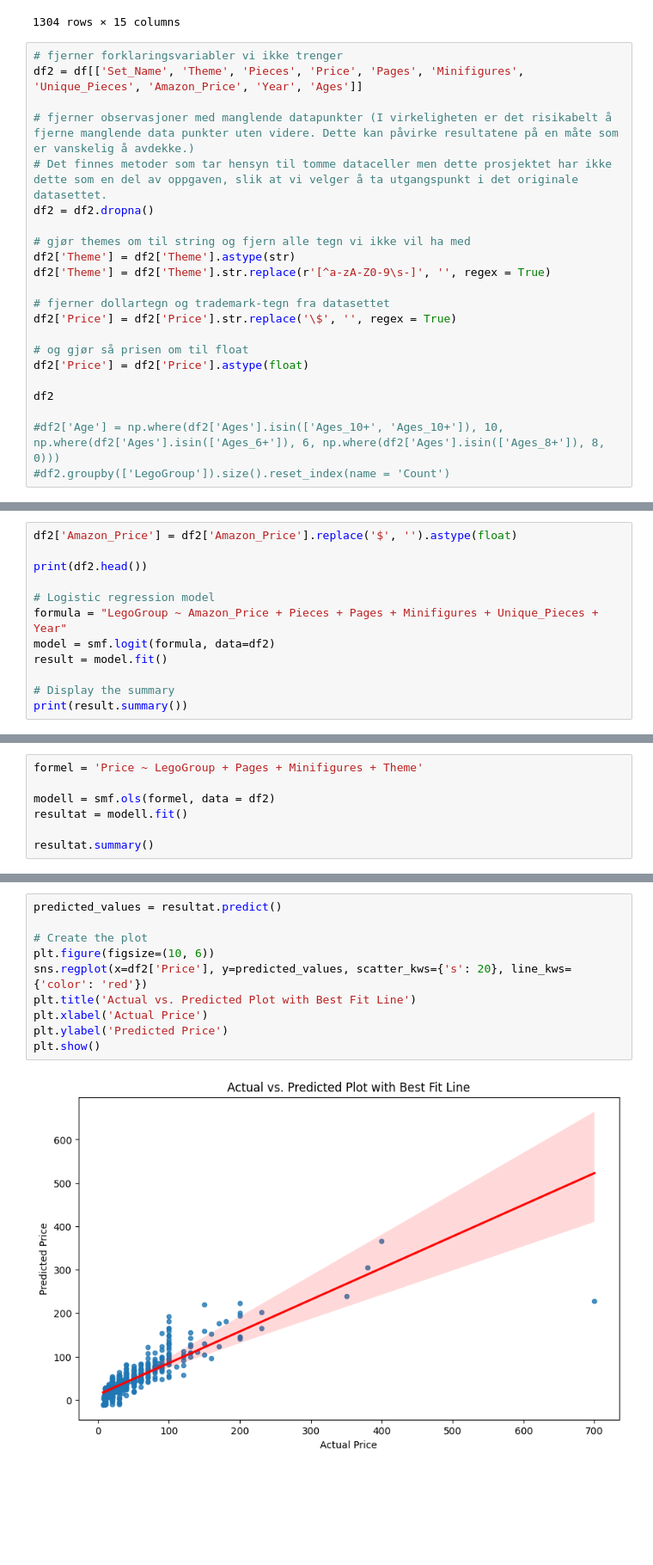
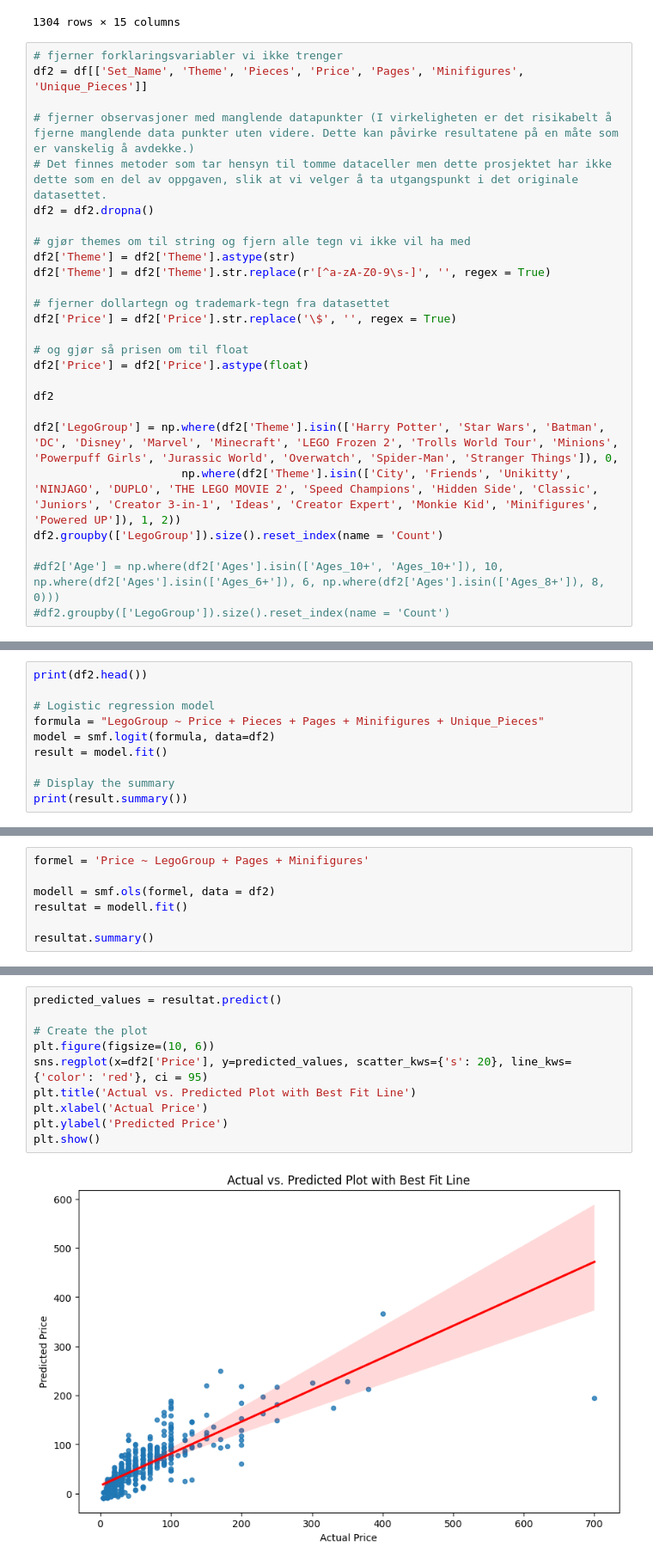
Before and after one commit to ViktorGrev/ISTT1003_Statistikk, a Jupyter notebook: src/viktor_test/oppg1_test.ipynb, the cells around one changed output, grey strips where cells are left out. Shown: that part at 86% size. Drawn from its saved outputs; the diff is of its cells as text; blank space fills up the shorter version.

Commit message:
Visual graphs done

```diff
--- a/src/viktor_test/oppg1_test.ipynb
+++ b/src/viktor_test/oppg1_test.ipynb
@@ -29,7 +29,7 @@ df
 1304 rows × 15 columns
 # %%
 # fjerner forklaringsvariabler vi ikke trenger
-df2 = df[['Set_Name', 'Theme', 'Pieces', 'Price', 'Pages', 'Minifigures', 'Unique_Pieces', 'Amazon_Price', 'Year', 'Ages']]
+df2 = df[['Set_Name', 'Theme', 'Pieces', 'Price', 'Pages', 'Minifigures', 'Unique_Pieces']]
 
 # fjerner observasjoner med manglende datapunkter (I virkeligheten er det risikabelt å fjerne manglende data punkter uten videre. Dette kan påvirke resultatene på en måte som er vanskelig å avdekke.)
 # Det finnes metoder som tar hensyn til tomme dataceller men dette prosjektet har ikke dette som en del av oppgaven, slik at vi velger å ta utgangspunkt i det originale datasettet.
@@ -47,6 +47,10 @@ df2['Price'] = df2['Price'].astype(float)
 
 df2
 
+df2['LegoGroup'] = np.where(df2['Theme'].isin(['Harry Potter', 'Star Wars', 'Batman', 'DC', 'Disney', 'Marvel', 'Minecraft', 'LEGO Frozen 2', 'Trolls World Tour', 'Minions', 'Powerpuff Girls', 'Jurassic World', 'Overwatch', 'Spider-Man', 'Stranger Things']), 0,
+                      np.where(df2['Theme'].isin(['City', 'Friends', 'Unikitty', 'NINJAGO', 'DUPLO', 'THE LEGO MOVIE 2', 'Speed Champions', 'Hidden Side', 'Classic', 'Juniors', 'Creator 3-in-1', 'Ideas', 'Creator Expert', 'Monkie Kid', 'Minifigures', 'Powered UP']), 1, 2))
+df2.groupby(['LegoGroup']).size().reset_index(name = 'Count')
+
 #df2['Age'] = np.where(df2['Ages'].isin(['Ages_10+', 'Ages_10+']), 10, np.where(df2['Ages'].isin(['Ages_6+']), 6, np.where(df2['Ages'].isin(['Ages_8+']), 8, 0)))
 #df2.groupby(['LegoGroup']).size().reset_index(name = 'Count')
 # %% [output]
@@ -66,10 +60,8 @@ df2
 # %%
-df2['Amazon_Price'] = df2['Amazon_Price'].replace('$', '').astype(float)
-
 print(df2.head())
 
 # Logistic regression model
-formula = "LegoGroup ~ Amazon_Price + Pieces + Pages + Minifigures + Unique_Pieces + Year"
+formula = "LegoGroup ~ Price + Pieces + Pages + Minifigures + Unique_Pieces"
 model = smf.logit(formula, data=df2)
 result = model.fit()
 
@@ -111,5 +169,5 @@ plt.show()
 # %%
-formel = 'Price ~ LegoGroup + Pages + Minifigures + Theme'
+formel = 'Price ~ LegoGroup + Pages + Minifigures'
 
 modell = smf.ols(formel, data = df2)
 resultat = modell.fit()
@@ -153,12 +198,12 @@ strong multicollinearity problems or that the design matrix is singular.
 # %%
 predicted_values = resultat.predict()
 
 # Create the plot
 plt.figure(figsize=(10, 6))
-sns.regplot(x=df2['Price'], y=predicted_values, scatter_kws={'s': 20}, line_kws={'color': 'red'})
+sns.regplot(x=df2['Price'], y=predicted_values, scatter_kws={'s': 20}, line_kws={'color': 'red'}, ci = 95)
 plt.title('Actual vs. Predicted Plot with Best Fit Line')
 plt.xlabel('Actual Price')
 plt.ylabel('Predicted Price')
 plt.show()
 # %% [output]
-[figure, old version]
+[figure, new version]
```
Also changed, not shown: parts of 16 cells of this notebook.
